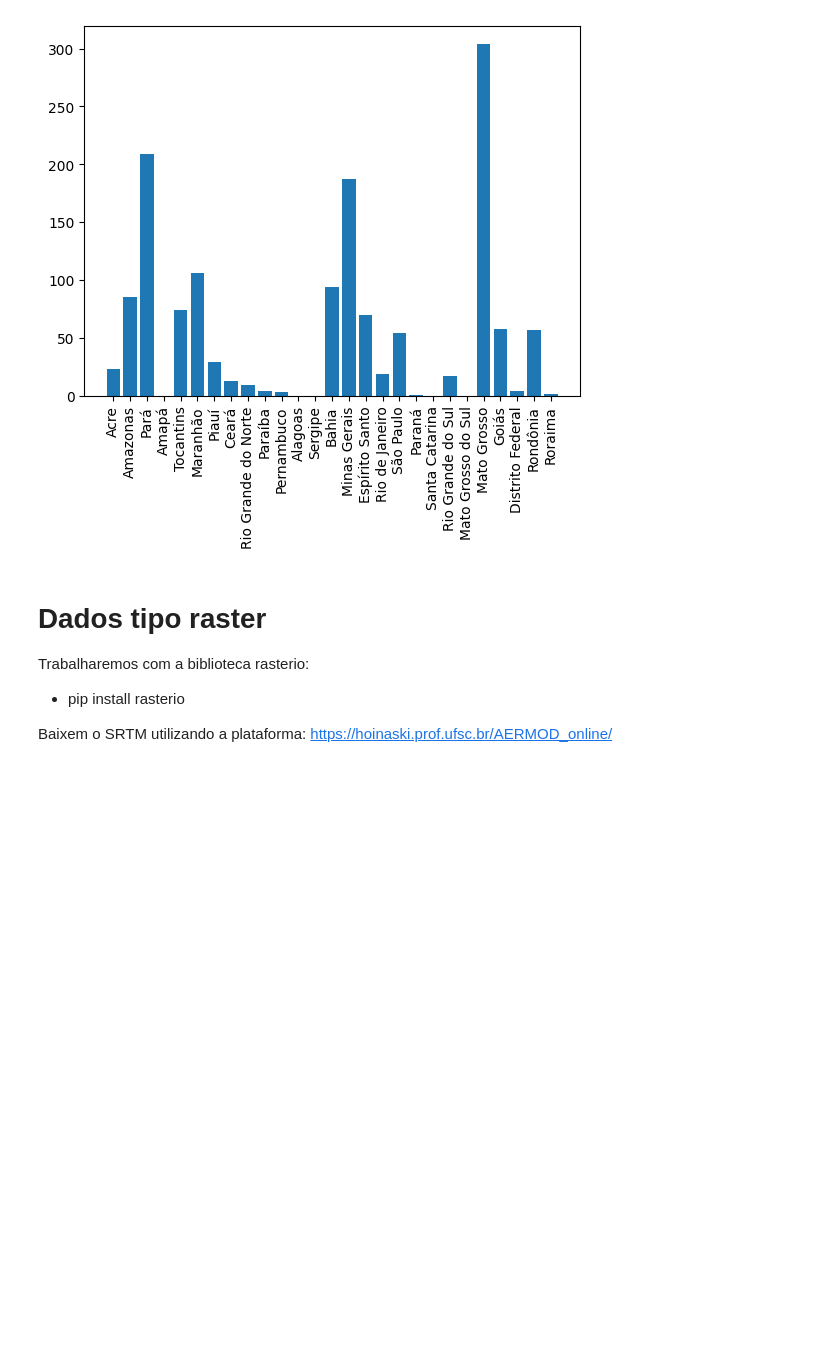
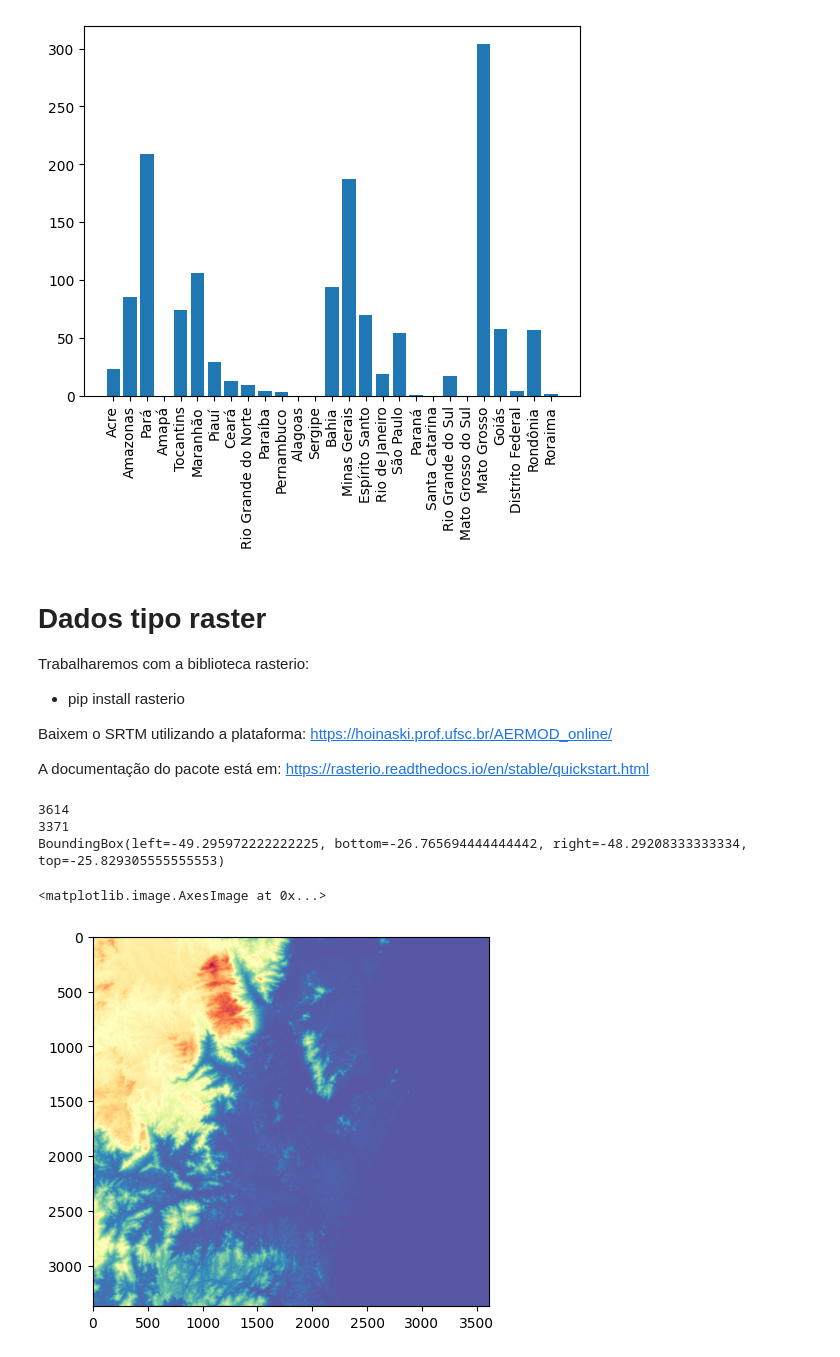
Before and after one commit to leohoinaski/ENS410064, a Jupyter notebook: 2024/notebooks/Aula05.ipynb, the cells around one changed output. Drawn from its saved outputs; the diff is of its cells as text; code cells hidden in the pictures; blank space fills up the shorter version.

```diff
--- a/2024/notebooks/Aula05.ipynb
+++ b/2024/notebooks/Aula05.ipynb
@@ -266,3 +266,5 @@ Trabalharemos com a biblioteca rasterio:
 - pip install rasterio
 
 Baixem o SRTM utilizando a plataforma: https://hoinaski.prof.ufsc.br/AERMOD_online/
+
+A documentação do pacote está em: https://rasterio.readthedocs.io/en/stable/quickstart.html
@@ -268,0 +273,19 @@ Baixem o SRTM utilizando a plataforma: https://hoinaski.prof.ufsc.br/AERMOD_onli
+# %%
+#Abrindo arquivo do SRTM usando o rasterio
+dataset = rasterio.open(r"C:\Users\Leonardo.Hoinaski\Documents\ENS410064\2024\dados\EZ_AERMOD_leohoinaski_2024-11-14\mergedSRTM.tif")
+# %%
+# Determinando tamanho do dataset
+print(dataset.width)
+print(dataset.height)
+print(dataset.bounds)
+# %% [output]
+3614
+3371
+BoundingBox(left=-49.295972222222225, bottom=-26.765694444444442, right=-48.29208333333334, top=-25.829305555555553)
+# %%
+# plotando rasterio
+fig, ax = plt.subplots()
+ax.imshow(dataset.read(1), cmap='Spectral_r')
+# %% [output]
+<matplotlib.image.AxesImage at 0x...>
+[figure, added]
```
Also changed, not shown: parts of 4 cells of this notebook.
